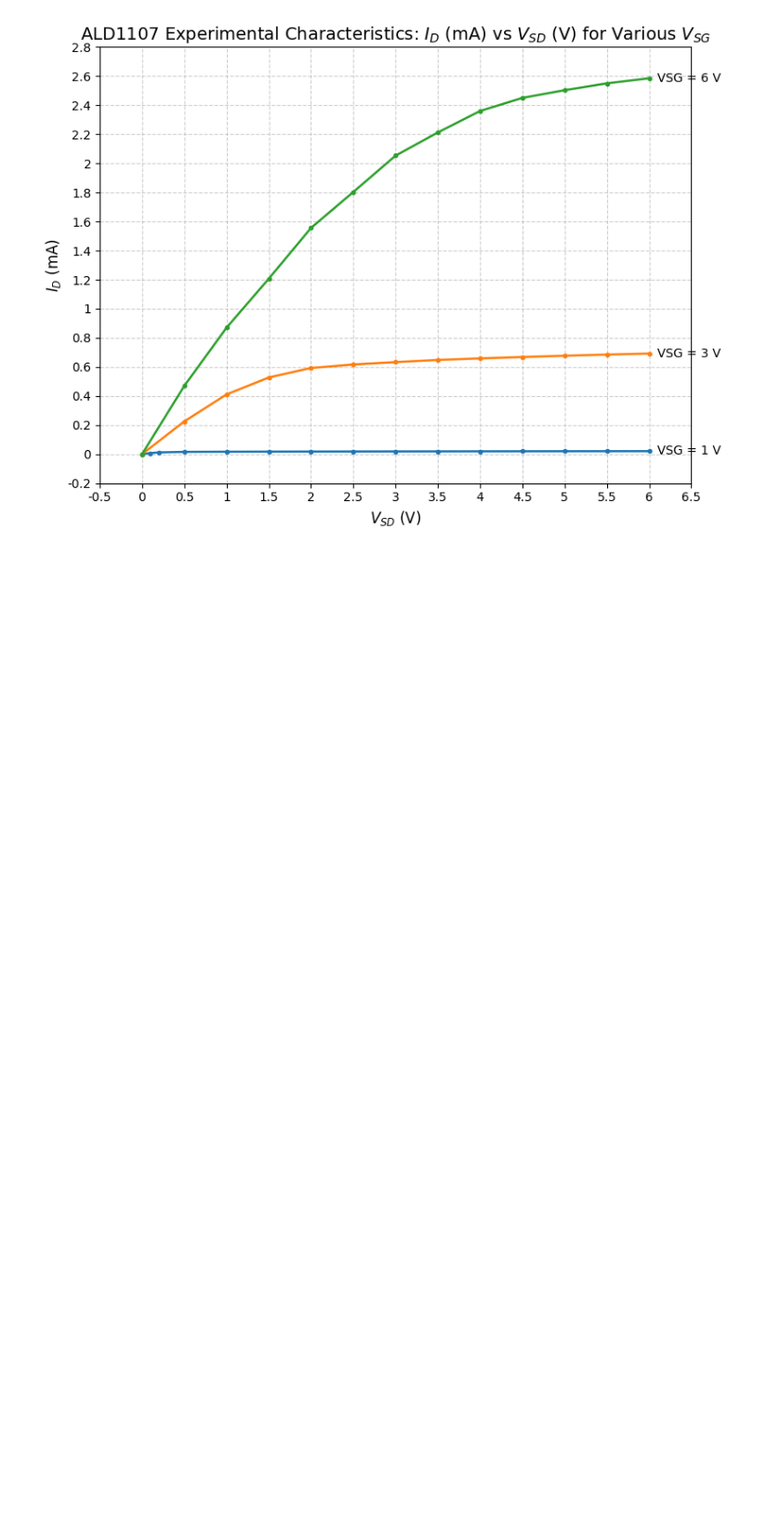
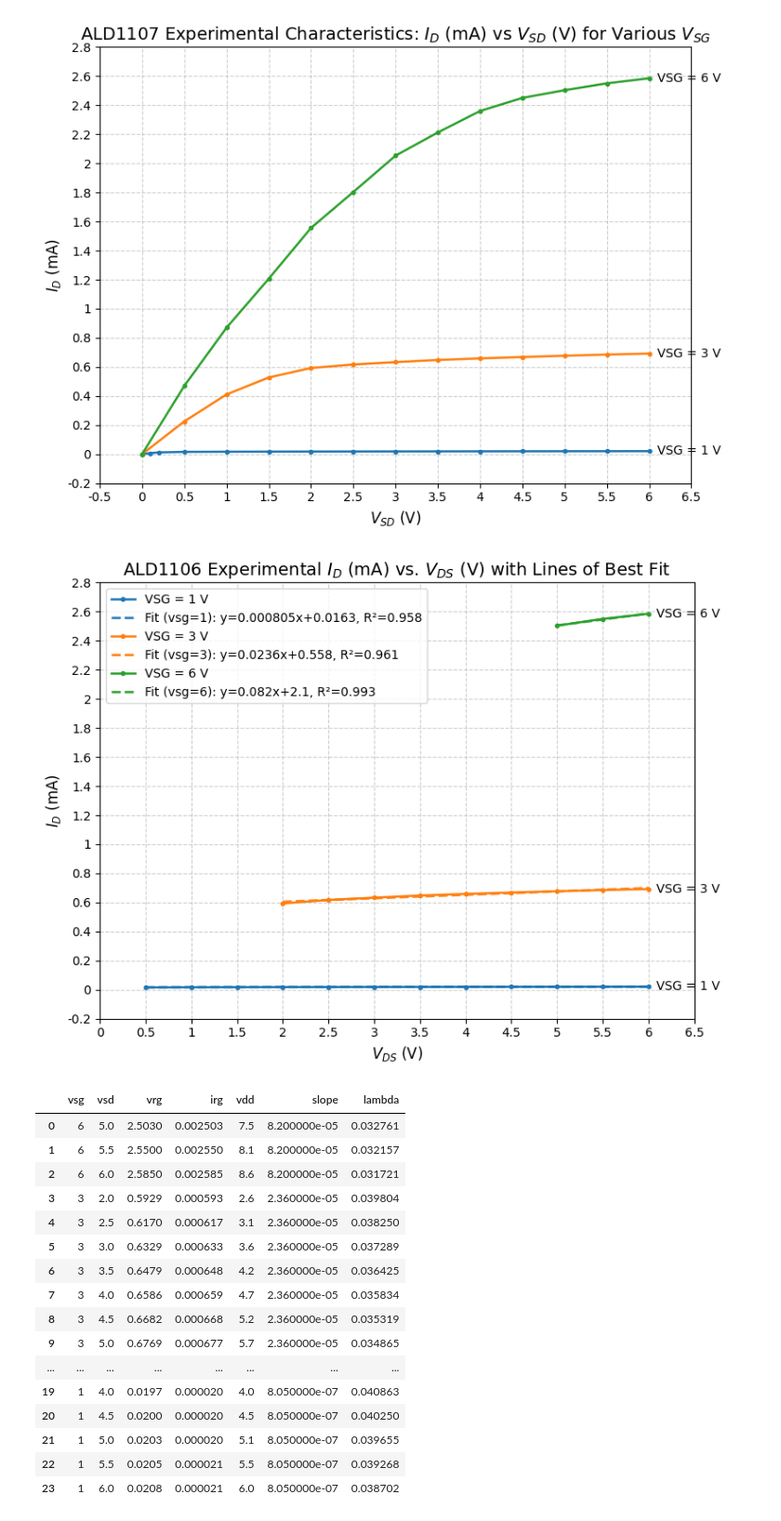
Before and after one commit to emaggyar12/335labs, a Jupyter notebook: lab5/graphs.ipynb, the cells around one changed output. Shown at 93% size. Saved outputs shown, nothing was run; the diff lists cells and outputs as text; code cells hidden in the pictures; blank space fills up the shorter version.

```diff
--- a/lab5/graphs.ipynb
+++ b/lab5/graphs.ipynb
@@ -172,5 +367,64 @@ plot_family_curves(title, x_ax, y_ax, df, group_col='vsg', x_col='vsd', y_c
 # %% [output]
 [figure]
+# %%
+# Generating plots with lines of best fit for lambda calculation
+
+pmos_exp = pd.read_csv('pmos/pmos_id_vsg_exp.csv')
+
+vsd_thresholds = {6.0: 5.0, 3.0: 2.0, 1.0: 0.5}
+
+def filter_by_vds_thresholds(df, vgs_col, vds_col, thresholds):
+    """
+    Filters the dataframe so that for each VGS value in `thresholds`,
+    only rows where VDS is greater than or equal to the corresponding threshold are kept.
+    """
+    filtered = []
+    for vgs_val, vds_min in thresholds.items():
+        subset = df[(df[vgs_col] == vgs_val) & (df[vds_col] >= vds_min)]
+        filtered.append(subset)
+    return pd.concat(filtered, ignore_index=True)
+
+filtered_df = filter_by_vds_thresholds(pmos_exp, "vsg", "vsd", vsd_thresholds)
+
+# With linear best-fit lines (per group):
+plot_family_curves(
+    r"ALD1106 Experimental $I_D$ (mA) vs. $V_{DS}$ (V) with Lines of Best Fit",
+    r"$V_{DS}$ (V)", r"$I_D$ (mA)",
+    filtered_df, group_col="vsg", x_col="vsd", y_col="irg",
+    y_scale=1000.0,
+    add_best_fit=True,      # <— new, optional
+    fit_degree=1,           # linear
+)
+
+vsg_slopes = {1: .000805, 3: .0236, 6: .082}
+vsg_slopes  = {k: v/1000 for k, v in vsg_slopes.items()}
+
+# Add slope column based on VGS
+filtered_df["slope"] = filtered_df["vsg"].map(vsg_slopes)
+
+# Add lambda column (slope / irg)
+filtered_df["lambda"] = filtered_df["slope"] / filtered_df["irg"]
+
+filtered_df
+# %% [output]
+[figure, added]
+|  | vsg | vsd | vrg | irg | vdd | slope | lambda |
+| 0 | 6 | 5.0 | 2.5030 | 0.002503 | 7.5 | 8.200000e-05 | 0.032761 |
+| 1 | 6 | 5.5 | 2.5500 | 0.002550 | 8.1 | 8.200000e-05 | 0.032157 |
+| 2 | 6 | 6.0 | 2.5850 | 0.002585 | 8.6 | 8.200000e-05 | 0.031721 |
+| 3 | 3 | 2.0 | 0.5929 | 0.000593 | 2.6 | 2.360000e-05 | 0.039804 |
+| 4 | 3 | 2.5 | 0.6170 | 0.000617 | 3.1 | 2.360000e-05 | 0.038250 |
+| 5 | 3 | 3.0 | 0.6329 | 0.000633 | 3.6 | 2.360000e-05 | 0.037289 |
+| 6 | 3 | 3.5 | 0.6479 | 0.000648 | 4.2 | 2.360000e-05 | 0.036425 |
+| 7 | 3 | 4.0 | 0.6586 | 0.000659 | 4.7 | 2.360000e-05 | 0.035834 |
+| 8 | 3 | 4.5 | 0.6682 | 0.000668 | 5.2 | 2.360000e-05 | 0.035319 |
+| 9 | 3 | 5.0 | 0.6769 | 0.000677 | 5.7 | 2.360000e-05 | 0.034865 |
+| ... | ... | ... | ... | ... | ... | ... | ... |
+| 19 | 1 | 4.0 | 0.0197 | 0.000020 | 4.0 | 8.050000e-07 | 0.040863 |
+| 20 | 1 | 4.5 | 0.0200 | 0.000020 | 4.5 | 8.050000e-07 | 0.040250 |
+| 21 | 1 | 5.0 | 0.0203 | 0.000020 | 5.1 | 8.050000e-07 | 0.039655 |
+| 22 | 1 | 5.5 | 0.0205 | 0.000021 | 5.5 | 8.050000e-07 | 0.039268 |
+| 23 | 1 | 6.0 | 0.0208 | 0.000021 | 6.0 | 8.050000e-07 | 0.038702 |
 # %%
 # Plotting experimental PMOS vbs characteristics
 
```
Also changed, not shown: parts of 5 cells of this notebook.
